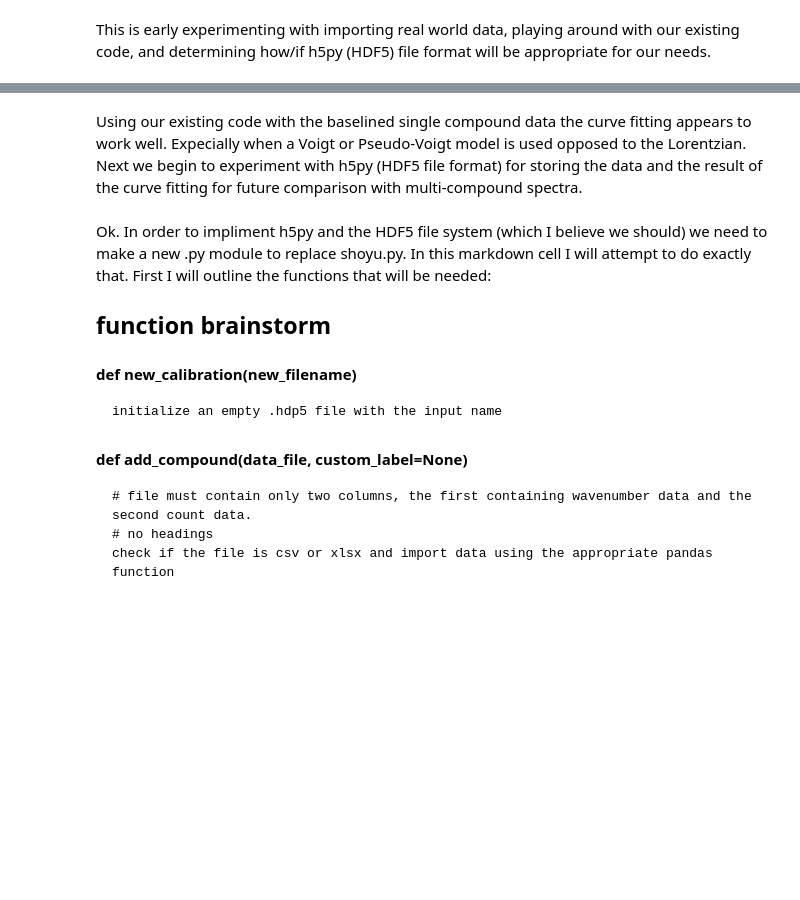
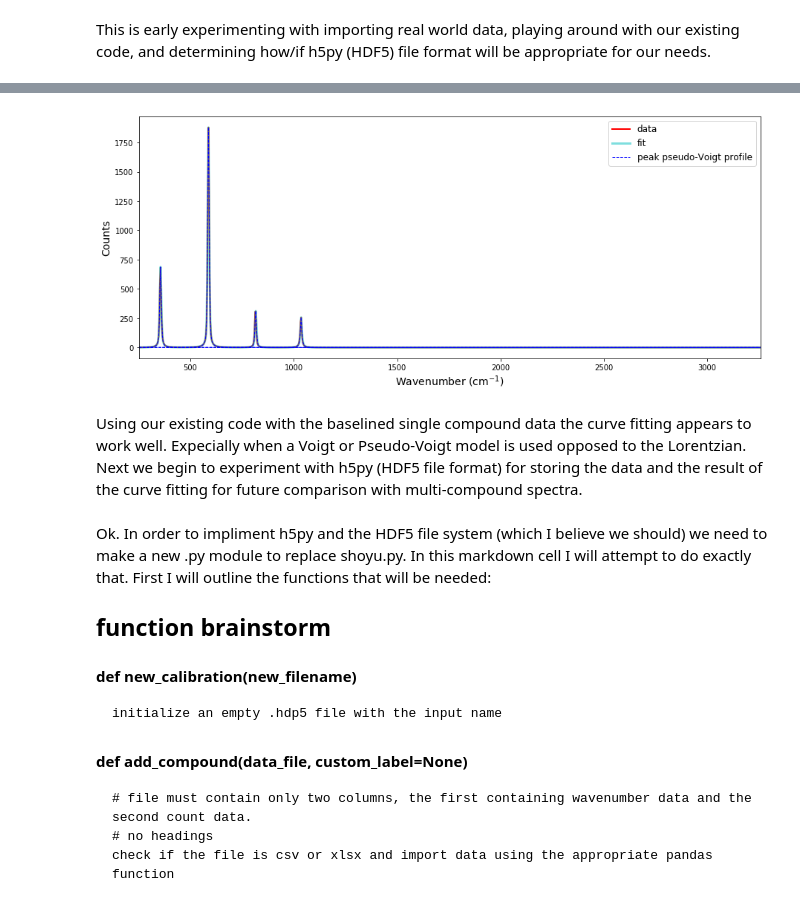
Before and after one commit to raman-noodles/Raman-noodles, a Jupyter notebook: dev_2/h5py_import_tests.ipynb, the cells around one changed output, grey strips where cells are left out. Cells and saved outputs as stored; diff of their text form; code cells hidden in the pictures; blank space fills up the shorter version.

Commit message:
fixed bug related to plot_components

```diff
--- a/dev_2/h5py_import_tests.ipynb
+++ b/dev_2/h5py_import_tests.ipynb
@@ -26,5 +29,5 @@ plt.legend()
 # %%
-data = Me_data
+data = H_data
 # %%
 peaks, peak_list1 = spectrafit.peak_detect(data['x'].values, data['y'].values, height=10, prominence=20)
 peaks
@@ -42,5 +71,7 @@ print(out.fit_report())
 # %%
-spectrafit.plot_fit(data['x'].values, data['y'].values, out, plot_components=False)
+spectrafit.plot_fit(data['x'].values, data['y'].values, out, plot_components=True)
+# %% [output]
+[figure, added]
 # %% [markdown]
 Using our existing code with the baselined single compound data the curve fitting appears to work well. Expecially when a Voigt or Pseudo-Voigt model is used opposed to the Lorentzian. Next we begin to experiment with h5py (HDF5 file format) for storing the data and the result of the curve fitting for future comparison with multi-compound spectra.
 # %% [markdown]
```
Also changed, not shown: parts of 7 cells of this notebook, 2 other files.
